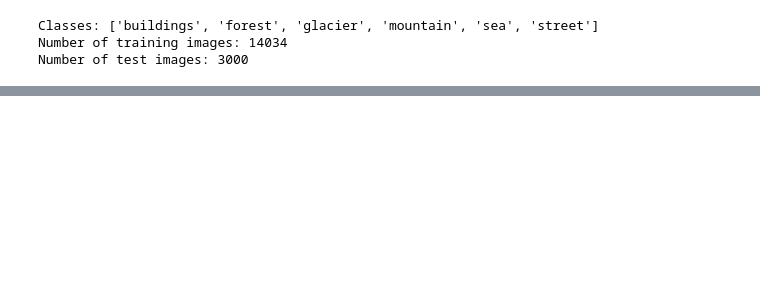
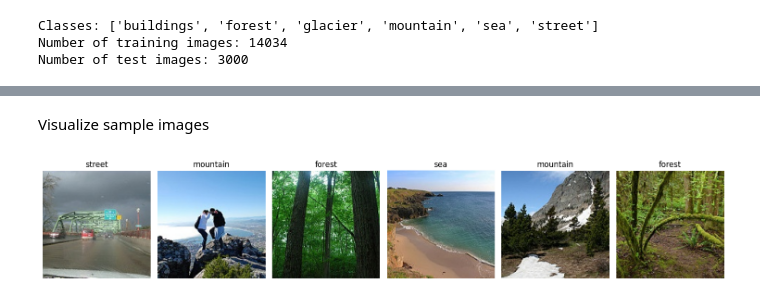
Before and after one commit to cynthiandrea7/Integrated_Practice-, a Jupyter notebook: project.ipynb, the cells around one changed output, grey strips where cells are left out. Drawn from its saved outputs; the diff is of its cells as text; code cells hidden in the pictures; blank space fills up the shorter version.

```diff
--- a/project.ipynb
+++ b/project.ipynb
@@ -72,7 +86,7 @@ val_size = len(full_train_dataset) - train_size
 train_dataset, val_dataset = random_split(
     full_train_dataset,
     [train_size, val_size],
-    generator=torch.Generator().manual_seed(42)
+    generator=torch.Generator().manual_seed(seed)
 )
 
 print("Train size:", len(train_dataset))
@@ -82,0 +97,12 @@ print("Validation size:", len(val_dataset))
+# %%
+batch_size = 32
+
+train_loader = DataLoader(train_dataset, batch_size=batch_size, shuffle=True)
+val_loader = DataLoader(val_dataset, batch_size=batch_size, shuffle=False)
+test_loader = DataLoader(test_dataset, batch_size=batch_size, shuffle=False)
+# %%
+images, labels = next(iter(train_loader))
+
+print("Image batch shape:", images.shape)
+print("Label batch shape:", labels.shape)
+print("Class names:", class_names)
@@ -82,0 +117,22 @@ print("Validation size:", len(val_dataset))
+# %% [markdown]
+Visualize sample images
+# %%
+def imshow(img):
+    img = img.numpy().transpose((1, 2, 0))
+    mean = np.array([0.485, 0.456, 0.406])
+    std = np.array([0.229, 0.224, 0.225])
+    img = std * img + mean
+    img = np.clip(img, 0, 1)
+    return img
+
+fig, axes = plt.subplots(1, 6, figsize=(15, 4))
+
+for i in range(6):
+    axes[i].imshow(imshow(images[i].cpu()))
+    axes[i].set_title(class_names[labels[i].item()])
+    axes[i].axis("off")
+
+plt.tight_layout()
+plt.show()
+# %% [output]
+[figure, added]
```
Also changed, not shown: parts of 39 cells of this notebook, 2 other files.
